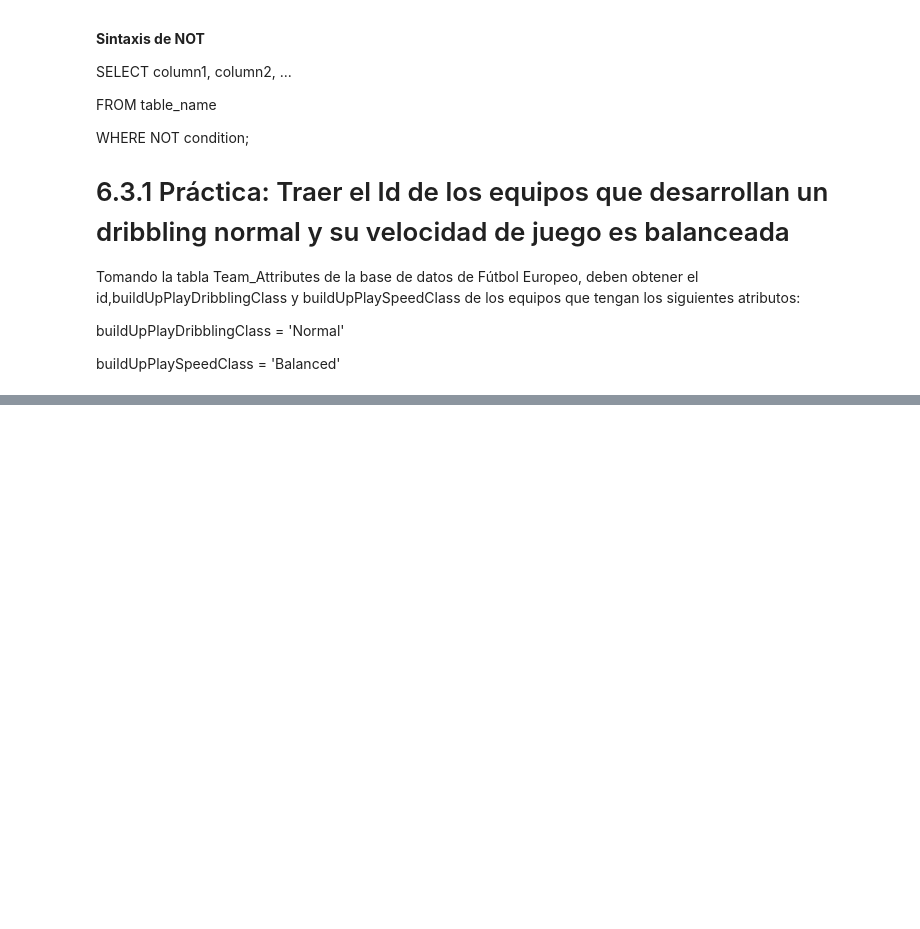
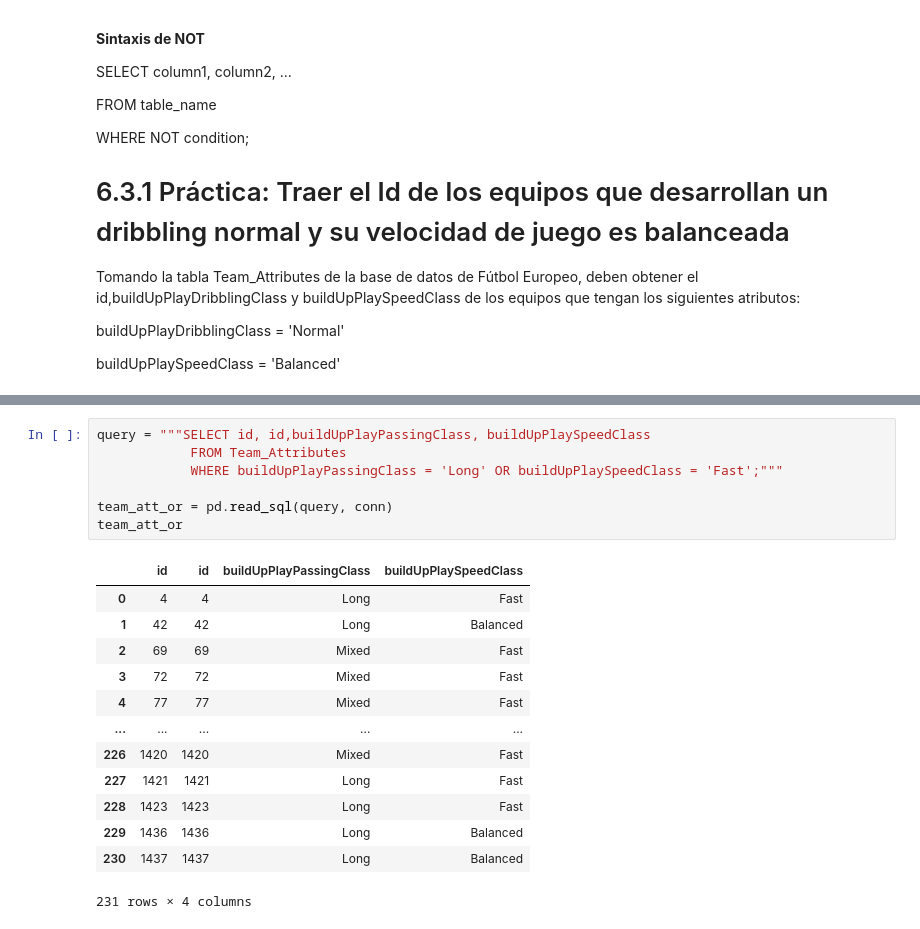
Before and after one commit to Dagnne/TalentoTechDag, a Jupyter notebook: Taller_SQL.ipynb, the cells around one changed output, grey strips where cells are left out. Saved outputs shown, nothing was run; the diff lists cells and outputs as text; blank space fills up the shorter version.

```diff
--- a/Taller_SQL.ipynb
+++ b/Taller_SQL.ipynb
@@ -714,0 +744,21 @@ buildUpPlaySpeedClass = 'Balanced'
+# %%
+query = """SELECT id, id,buildUpPlayPassingClass, buildUpPlaySpeedClass
+            FROM Team_Attributes
+            WHERE buildUpPlayPassingClass = 'Long' OR buildUpPlaySpeedClass = 'Fast';"""
+
+team_att_or = pd.read_sql(query, conn)
+team_att_or
+# %% [output]
+|  | id | id | buildUpPlayPassingClass | buildUpPlaySpeedClass |
+| 0 | 4 | 4 | Long | Fast |
+| 1 | 42 | 42 | Long | Balanced |
+| 2 | 69 | 69 | Mixed | Fast |
+| 3 | 72 | 72 | Mixed | Fast |
+| 4 | 77 | 77 | Mixed | Fast |
+| ... | ... | ... | ... | ... |
+| 226 | 1420 | 1420 | Mixed | Fast |
+| 227 | 1421 | 1421 | Long | Fast |
+| 228 | 1423 | 1423 | Long | Fast |
+| 229 | 1436 | 1436 | Long | Balanced |
+| 230 | 1437 | 1437 | Long | Balanced |
+231 rows × 4 columns
```
Also changed, not shown: parts of 8 cells of this notebook.
